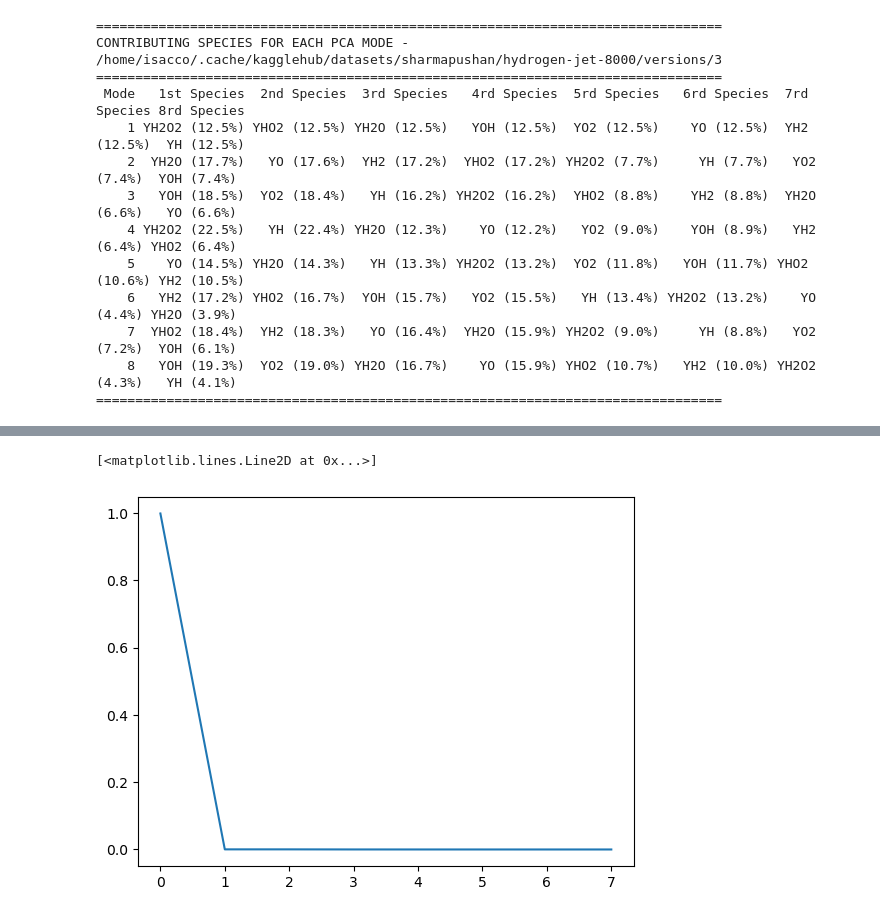
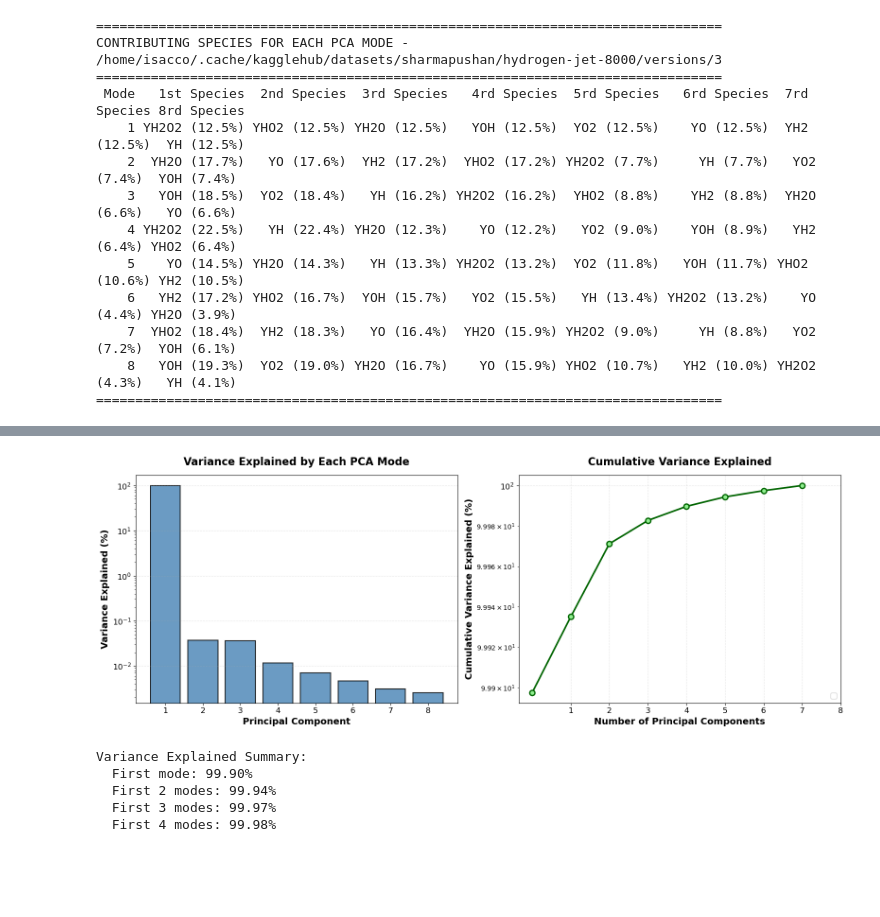
Before and after one commit to Isi2000/SIMPOSIUM_41, a Jupyter notebook: pca_vs_hopca.ipynb, the cells around one changed output, grey strips where cells are left out. Saved outputs shown, nothing was run; the diff lists cells and outputs as text; code cells hidden in the pictures; blank space fills up the shorter version.

```diff
--- a/pca_vs_hopca.ipynb
+++ b/pca_vs_hopca.ipynb
@@ -444,6 +433,46 @@ plt.yscale("log")
 # %%
 variance_explained = sigma**2 / np.sum(sigma**2)
-plt.plot(variance_explained)
+cumulative_variance = np.cumsum(variance_explained)
+
+fig, (ax1, ax2) = plt.subplots(1, 2, figsize=(16, 6))
+
+# Variance explained per mode
+ax1.bar(range(1, len(variance_explained) + 1), variance_explained * 100,
+        color='steelblue', alpha=0.8, edgecolor='black', linewidth=1.5)
+ax1.set_xlabel('Principal Component', fontsize=14, fontweight='bold')
+ax1.set_ylabel('Variance Explained (%)', fontsize=14, fontweight='bold')
+ax1.set_title('Variance Explained by Each PCA Mode', fontsize=16, fontweight='bold', pad=15)
+ax1.grid(axis='y', alpha=0.3, linestyle='--')
+ax1.tick_params(labelsize=12)
+ax1.set_xticks(range(1, len(variance_explained) + 1))
+ax1.set_yscale("log")
+# Cumulative variance explained
+ax2.plot(range(0, len(cumulative_variance)), cumulative_variance * 100,
+         marker='o', markersize=8, linewidth=2.5, color='darkgreen',
+         markerfacecolor='lightgreen', markeredgewidth=2, markeredgecolor='darkgreen')
+ax2.set_xlabel('Number of Principal Components', fontsize=14, fontweight='bold')
+ax2.set_ylabel('Cumulative Variance Explained (%)', fontsize=14, fontweight='bold')
+ax2.set_title('Cumulative Variance Explained', fontsize=16, fontweight='bold', pad=15)
+ax2.grid(True, alpha=0.3, linestyle='--')
+ax2.legend(fontsize=12, loc='lower right')
+ax2.tick_params(labelsize=12)
+ax2.set_xticks(range(1, len(cumulative_variance) + 1))
+ax2.set_yscale("log")
+
+plt.tight_layout()
+plt.savefig('README_PLOTS/pca_variance_explained.png', dpi=300, bbox_inches='tight')
+plt.show()
+
+# Print summary statistics
+print(f"\nVariance Explained Summary:")
+print(f"  First mode: {variance_explained[0]*100:.2f}%")
+print(f"  First 2 modes: {cumulative_variance[1]*100:.2f}%")
+print(f"  First 3 modes: {cumulative_variance[2]*100:.2f}%")
+print(f"  First 4 modes: {cumulative_variance[3]*100:.2f}%")
 # %% [output]
+[figure, new version]
-[<matplotlib.lines.Line2D at 0x...>]
+Variance Explained Summary:
+  First mode: 99.90%
+  First 2 modes: 99.94%
+  First 3 modes: 99.97%
+  First 4 modes: 99.98%
-[figure, old version]
```
Also changed, not shown: parts of 4 cells of this notebook, 4 other files.
